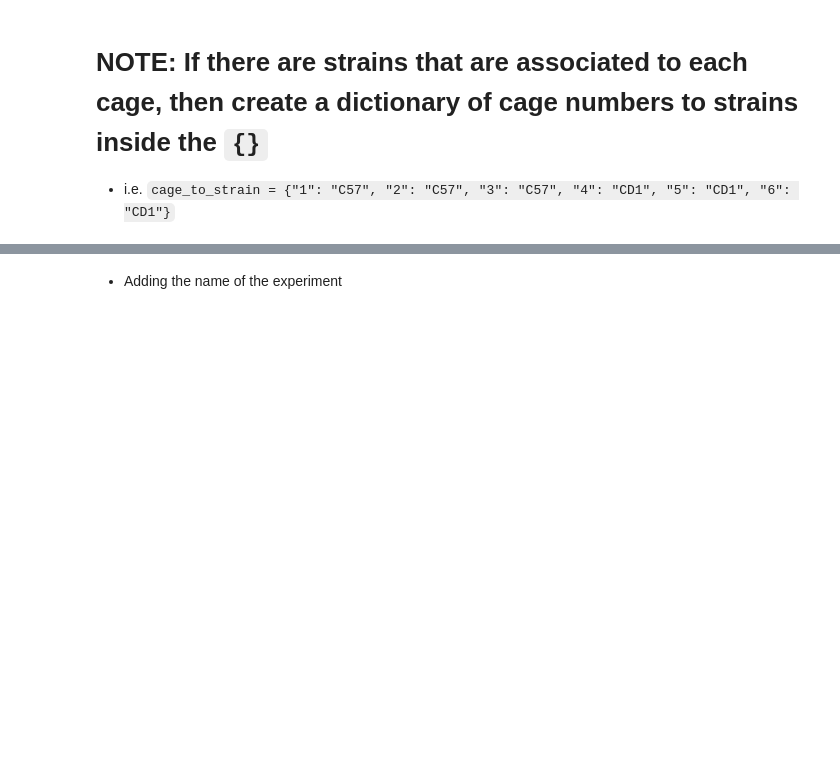
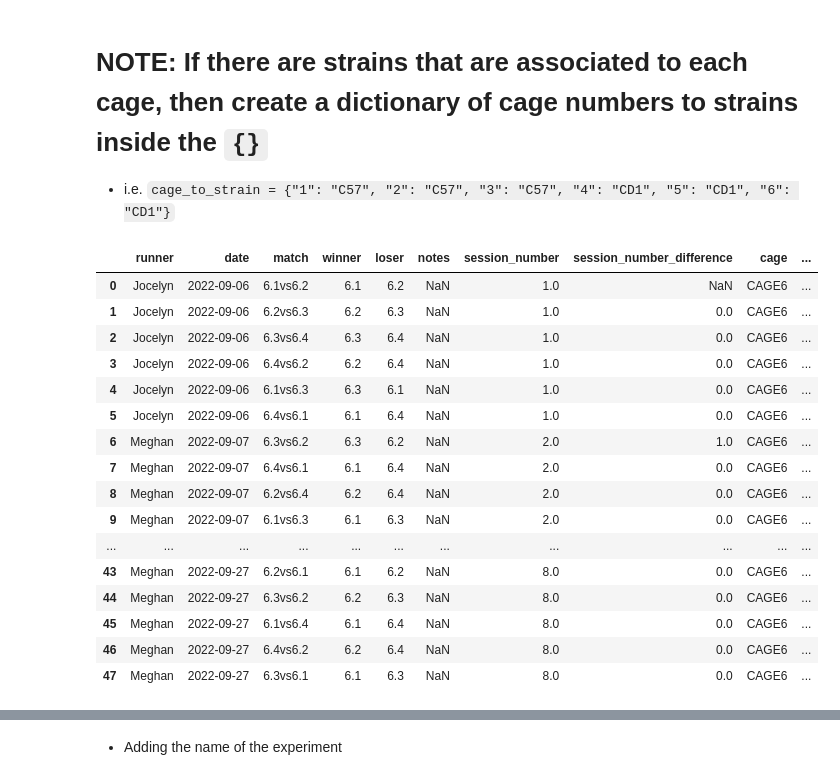
Before and after one commit to padillacoreanolab/social_competiton_elo_rating, a Jupyter notebook: jupyter_notebooks/tube_test_processing.ipynb, the cells around one changed output, grey strips where cells are left out. Saved outputs shown, nothing was run; the diff lists cells and outputs as text; code cells hidden in the pictures; blank space fills up the shorter version.

```diff
--- a/jupyter_notebooks/tube_test_processing.ipynb
+++ b/jupyter_notebooks/tube_test_processing.ipynb
@@ -643,7 +783,7 @@ defaultdict(<function elorating.calculation.update_elo_rating.<locals>.<lambda>(
    - i.e. `['runner', 'date', 'match', 'winner', 'loser', 'notes', 'session_number',
        'session_number_difference']`
 # %%
-all_columns_to_keep = ["lol"]
+all_columns_to_keep = [""]
 # %%
 for key, value in sheet_name_to_everything.items():
     if not all_columns_to_keep:
@@ -730,32 +858,0 @@ all_cage_column = None
-# %%
-for key, value in sheet_name_to_everything.items():
-    if all_cage_column is not None:
-        # Asking the user which column has the cage number
-        value["cage_column"] = input("""Type the name of the column of the cage of the subject and agent
-        i.e. "cage"
-
-        The available columns are: {}
-
-        Note: If left blank, the column with "cage" will be used as the column. If there is none, then the sheet name will be used.
-        """.format(value["processed_behavior_recording_dataframe"].columns))
-
-        # Getting the column that has "cage" in its name if no column is specified
-        if not value["cage_column"]:
-            # Checking to see if there are any columns with the cage in the name
-            column_names_with_cage = [col for col in value["processed_behavior_recording_dataframe"].columns if "cage" in col.lower()]
-            if column_names_with_cage:
-                value["cage_column"] = column_names_with_cage[0]
-            else:
-                # Using the spreadsheet name as the cage number
-                value["cage_column"] = "cage"
-                value["elo_rating_dataframe"]["cage"] = key
-                value["processed_behavior_recording_dataframe"]["cage"] = key
-    # Using the specified default for all cages
-    else:
-        value["cage_column"] = "cage"
-        value["elo_rating_dataframe"]["cage"] = key
-        value["processed_behavior_recording_dataframe"]["cage"] = key
-
-    value["cage_column"]
-    value["elo_rating_dataframe"]["processed_cage_number"] = value["elo_rating_dataframe"][value["cage_column"]].apply(lambda x: re.findall(r'\d+', str(x))[0] if re.findall(r'\d+', str(x)) else x)
-    value["processed_behavior_recording_dataframe"]["processed_cage_number"] = value["elo_rating_dataframe"][value["cage_column"]].apply(lambda x: re.findall(r'\d+', str(x))[0] if re.findall(r'\d+', str(x)) else x)
@@ -796,0 +886,20 @@ cage_to_strain = {"1": "C57", "2": "C57", "3": "C57", "4": "CD1", "5": "CD1", "6
+# %%
+value["processed_behavior_recording_dataframe"]
+# %% [output]
+|  | runner | date | match | winner | loser | notes | session_number | session_number_difference | cage | ... |
+| 0 | Jocelyn | 2022-09-06 | 6.1vs6.2 | 6.1 | 6.2 | NaN | 1.0 | NaN | CAGE6 | ... |
+| 1 | Jocelyn | 2022-09-06 | 6.2vs6.3 | 6.2 | 6.3 | NaN | 1.0 | 0.0 | CAGE6 | ... |
+| 2 | Jocelyn | 2022-09-06 | 6.3vs6.4 | 6.3 | 6.4 | NaN | 1.0 | 0.0 | CAGE6 | ... |
+| 3 | Jocelyn | 2022-09-06 | 6.4vs6.2 | 6.2 | 6.4 | NaN | 1.0 | 0.0 | CAGE6 | ... |
+| 4 | Jocelyn | 2022-09-06 | 6.1vs6.3 | 6.3 | 6.1 | NaN | 1.0 | 0.0 | CAGE6 | ... |
+| 5 | Jocelyn | 2022-09-06 | 6.4vs6.1 | 6.1 | 6.4 | NaN | 1.0 | 0.0 | CAGE6 | ... |
+| 6 | Meghan | 2022-09-07 | 6.3vs6.2 | 6.3 | 6.2 | NaN | 2.0 | 1.0 | CAGE6 | ... |
+| 7 | Meghan | 2022-09-07 | 6.4vs6.1 | 6.1 | 6.4 | NaN | 2.0 | 0.0 | CAGE6 | ... |
+| 8 | Meghan | 2022-09-07 | 6.2vs6.4 | 6.2 | 6.4 | NaN | 2.0 | 0.0 | CAGE6 | ... |
+| 9 | Meghan | 2022-09-07 | 6.1vs6.3 | 6.1 | 6.3 | NaN | 2.0 | 0.0 | CAGE6 | ... |
+| ... | ... | ... | ... | ... | ... | ... | ... | ... | ... | ... |
+| 43 | Meghan | 2022-09-27 | 6.2vs6.1 | 6.1 | 6.2 | NaN | 8.0 | 0.0 | CAGE6 | ... |
+| 44 | Meghan | 2022-09-27 | 6.3vs6.2 | 6.2 | 6.3 | NaN | 8.0 | 0.0 | CAGE6 | ... |
+| 45 | Meghan | 2022-09-27 | 6.1vs6.4 | 6.1 | 6.4 | NaN | 8.0 | 0.0 | CAGE6 | ... |
+| 46 | Meghan | 2022-09-27 | 6.4vs6.2 | 6.2 | 6.4 | NaN | 8.0 | 0.0 | CAGE6 | ... |
+| 47 | Meghan | 2022-09-27 | 6.3vs6.1 | 6.1 | 6.3 | NaN | 8.0 | 0.0 | CAGE6 | ... |
```
Also changed, not shown: parts of 42 cells of this notebook.
